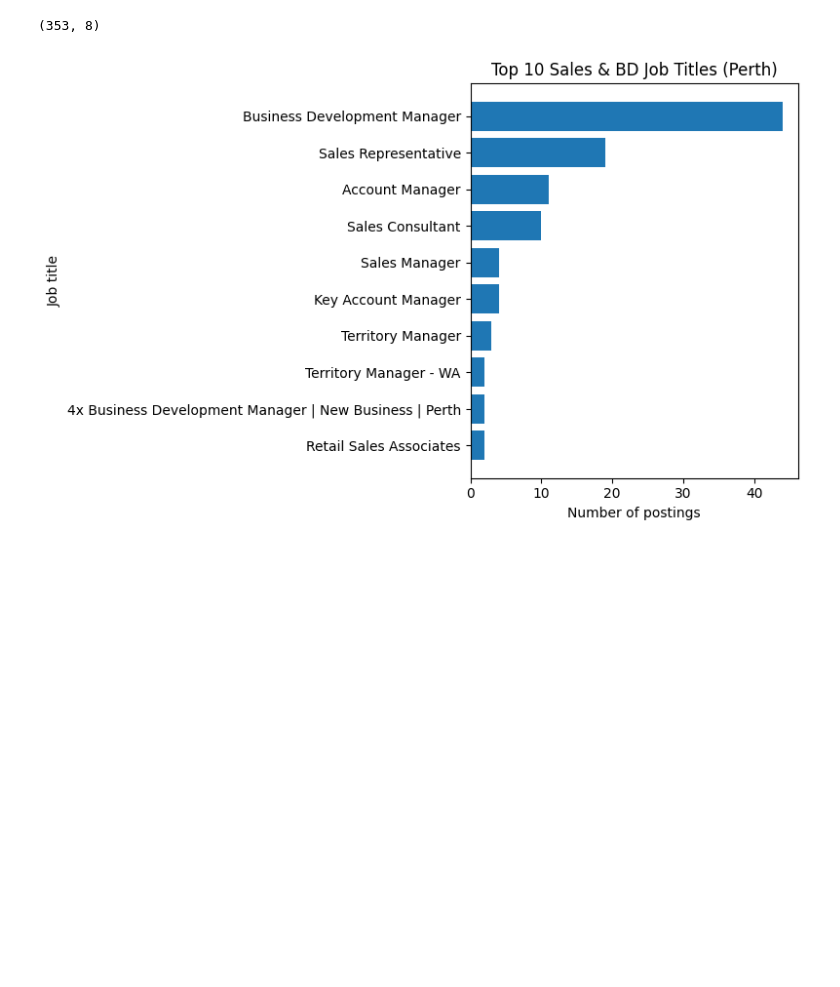
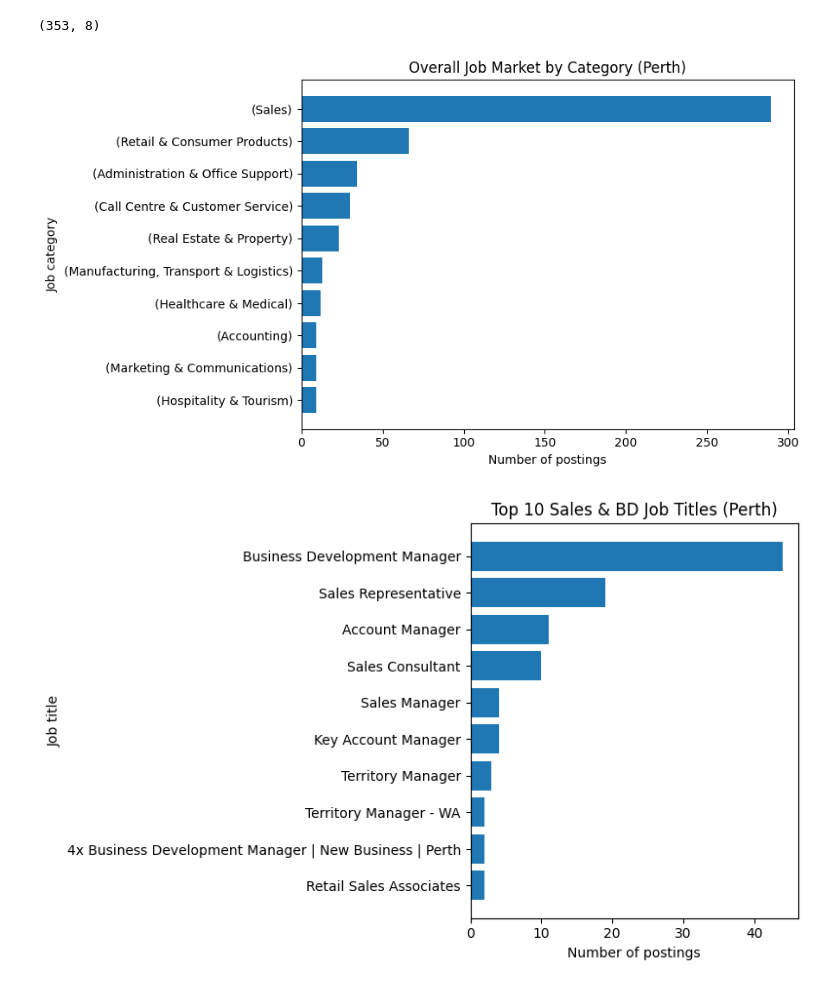
Before and after one commit to joshuakang/seek-perth-jobs-analysis, a Jupyter notebook: notebooks/03_visualization_sales_market.ipynb, the cells around one changed output. Drawn from its saved outputs; the diff is of its cells as text; code cells hidden in the pictures; blank space fills up the shorter version.

Commit message:
Update dataset with latest SEEK jobs and refresh visualizations

```diff
--- a/notebooks/03_visualization_sales_market.ipynb
+++ b/notebooks/03_visualization_sales_market.ipynb
@@ -17,6 +17,19 @@ sales_df = df[mask].copy()
 sales_df.shape
 # %% [output]
 (353, 8)
+# %%
+# Overall job market by category
+top_categories = df["category"].value_counts().head(10)[::-1]
+
+plt.figure(figsize=(9,5))
+plt.barh(top_categories.index, top_categories.values)
+plt.title("Overall Job Market by Category (Perth)")
+plt.xlabel("Number of postings")
+plt.ylabel("Job category")
+plt.tight_layout()
+plt.show()
+# %% [output]
+[figure, added]
 # %%
 top_titles = sales_df["job_title"].value_counts().head(10)[::-1]
 
```
Also changed, not shown: 1 other file.
